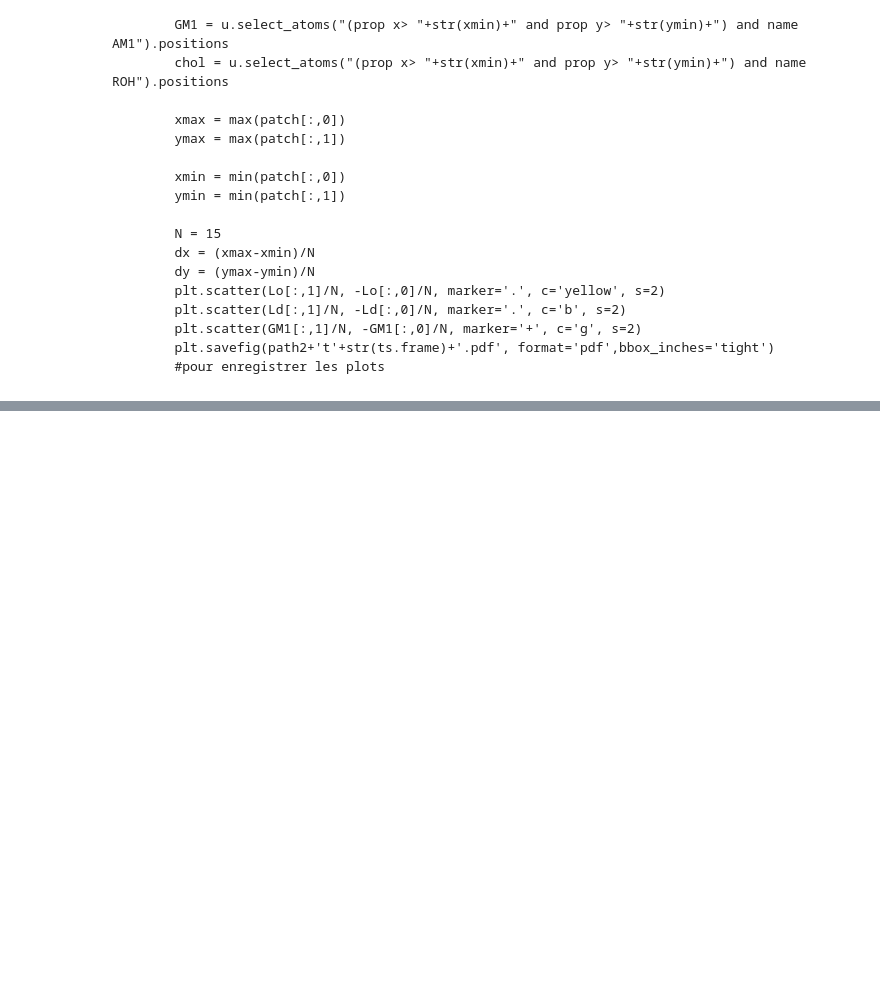
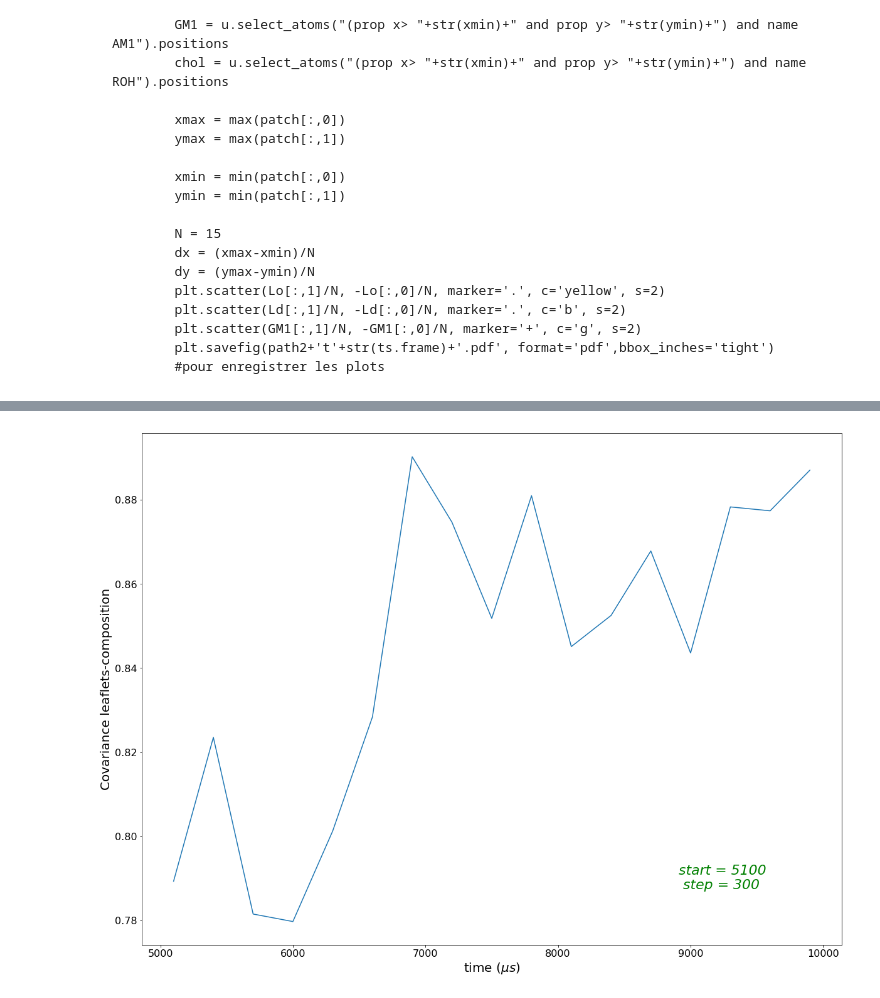
Before and after one commit to JulieCornet/scripts_analysis, a Jupyter notebook: correlations_measurements.ipynb, the cells around one changed output, grey strips where cells are left out. Cells and saved outputs as stored; diff of their text form; code cells hidden in the pictures; blank space fills up the shorter version.

```diff
--- a/correlations_measurements.ipynb
+++ b/correlations_measurements.ipynb
@@ -244,0 +487,18 @@ plt.plot(x,y)
+# %%
+xprint = max(t)-max(t)/10
+# %%
+fig, ax = plt.subplots(figsize=(20, 15))
+
+ax.plot(t, cov_phi_t)
+
+yprint = min(cov_phi_t)+ min(cov_phi_t)/100
+
+plt.xlabel('time ($\mu s$)',fontsize=20)
+plt.xticks(fontsize=16)
+plt.ylabel('Covariance leaflets-composition',fontsize=20)
+plt.yticks(fontsize=16)
+plt.annotate('start = %.0lf\n step = %.0lf' % (t_start, tmes), color='g', fontsize=22, style='italic', xy=(xprint,yprint), xytext=(xprint,yprint))
+
+plt.savefig(pathd+'cov_phi_time'+name+'.pdf', format='pdf',bbox_inches='tight')
+# %% [output]
+[figure, added]
```
Also changed, not shown: parts of 17 cells of this notebook, 1 other file.
